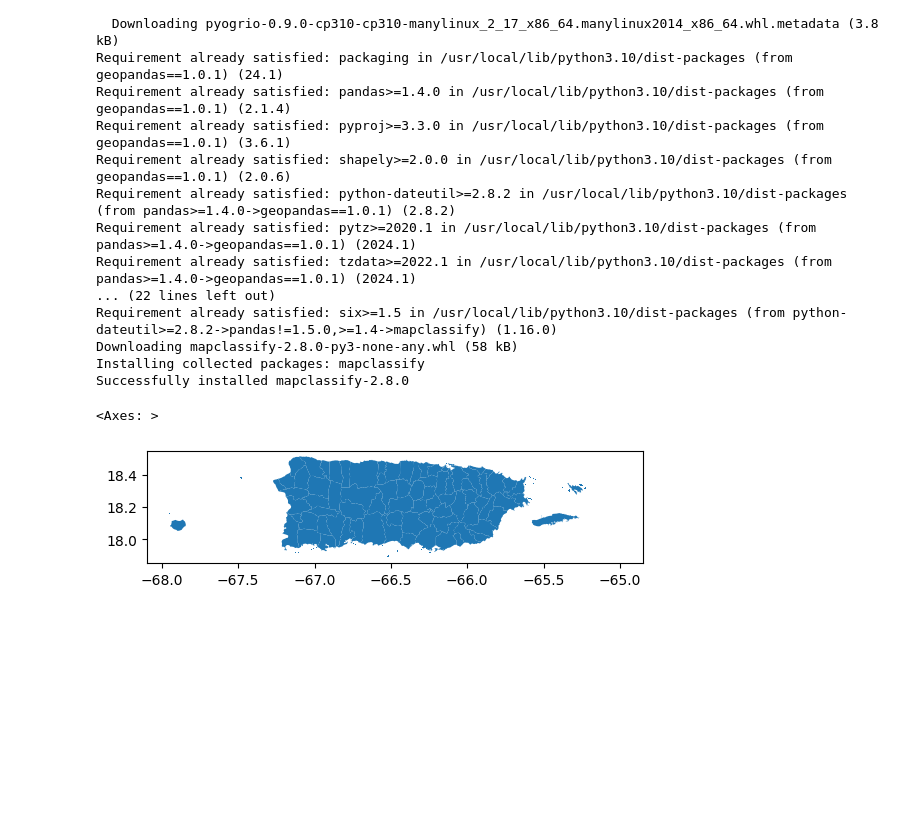
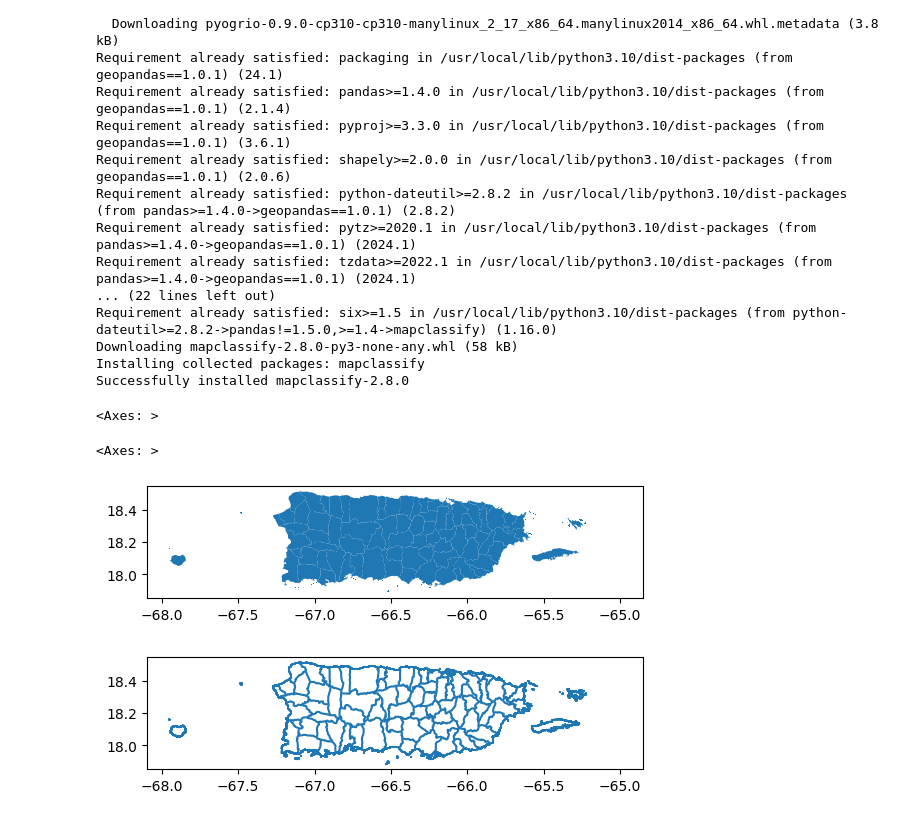
Before and after one commit to Venettov/Riveraruiz_GIS, a Jupyter notebook: PS0.ipynb, the cells around one changed output. Cells and saved outputs as stored; diff of their text form; code cells hidden in the pictures; blank space fills up the shorter version.

```diff
--- a/PS0.ipynb
+++ b/PS0.ipynb
@@ -39,14 +39,21 @@ from google.colab import files #to download from colab onto hd
 from google.colab import data_table
 data_table.enable_dataframe_formatter() #this enables spreadsheet view upon calling dataframe
 # %%
+# The shapefile informatition was downloaded from: https://data.humdata.org/dataset/cod-ab-pri?
+# I could donwload the zile file directly from the source and get the same result (line below)
+#! wget -q -O pr-counties.zip https://data.humdata.org/dataset/e71a08a7-8529-4964-9ad7-7319e6ec05f8/resource/d3b8f932-16cf-4ecb-89b8-c2611922fcb4/download/pri_adm_2019_shp.zip
 
-# The shapefile informatition was downloaded from: https://data.humdata.org/dataset/cod-ab-pri?
-! wget -q -O pr-counties.zip https://data.humdata.org/dataset/e71a08a7-8529-4964-9ad7-7319e6ec05f8/resource/d3b8f932-16cf-4ecb-89b8-c2611922fcb4/download/pri_adm_2019_shp.zip
+# I saved the file on Google Drive and created the link below:
+! wget -q -O pr-counties.zip https://drive.google.com/uc?id=14I-sv4Q-3oCtdNXerqPGJZ9QkG37b48C&export=download
 
 zip_ref = zipfile.ZipFile('pr-counties.zip', 'r'); zip_ref.extractall(); zip_ref.close() #just unzipping
 prC0=gpd.read_file('pri_admbnda_adm1_2019.shp') #load the shapefile with gpd as prC
+prC1=gpd.read_file('pri_admbndl_ALL_2019.shp') #load the shapefile with gpd as prC
 # %%
 prC0.plot()
+prC1.plot()
 # %% [output]
 <Axes: >
+<Axes: >
 [figure]
+[figure, added]
```
